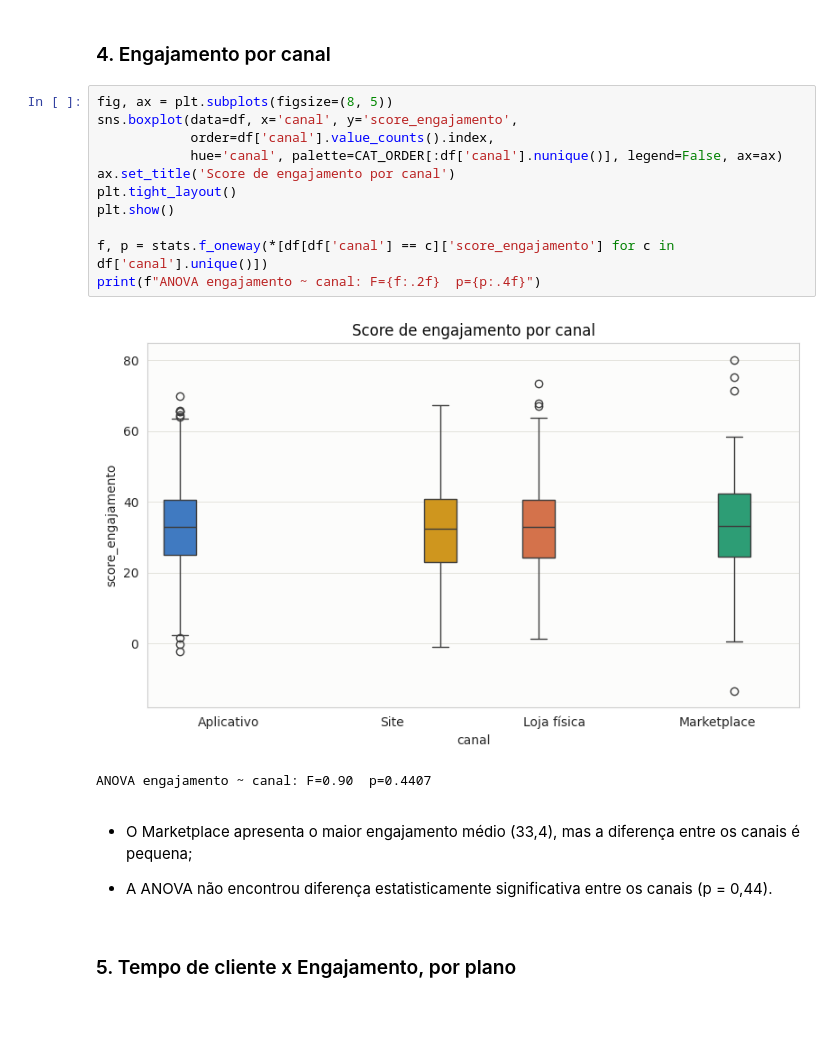
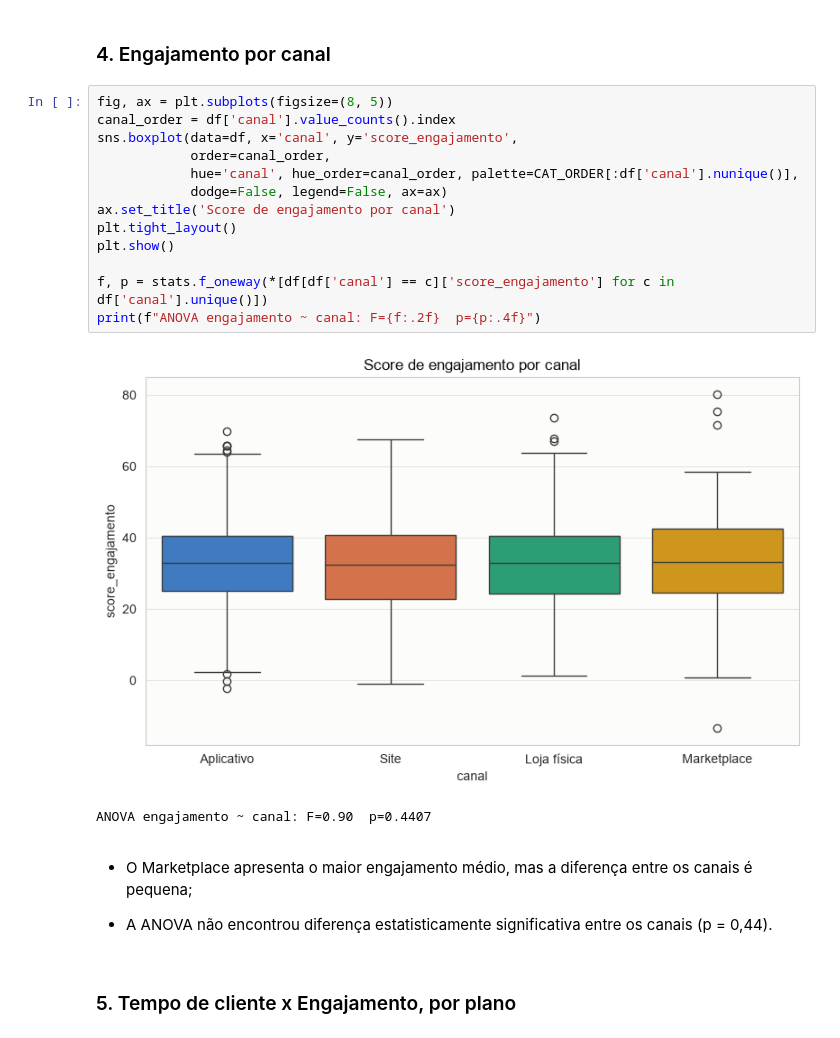
Before and after one commit to maricmello/squad-data-science, a Jupyter notebook: Case 1/EDA.ipynb, the cells around one changed output. Cells and saved outputs as stored; diff of their text form.

```diff
--- a/Case 1/EDA.ipynb
+++ b/Case 1/EDA.ipynb
@@ -687,20 +779,22 @@ freq x score_engajamento: r=0.738 (p=0.00e+00)
 ### 4. Engajamento por canal
 # %%
 fig, ax = plt.subplots(figsize=(8, 5))
+canal_order = df['canal'].value_counts().index
 sns.boxplot(data=df, x='canal', y='score_engajamento',
-            order=df['canal'].value_counts().index,
-            hue='canal', palette=CAT_ORDER[:df['canal'].nunique()], legend=False, ax=ax)
+            order=canal_order,
+            hue='canal', hue_order=canal_order, palette=CAT_ORDER[:df['canal'].nunique()],
+            dodge=False, legend=False, ax=ax)
 ax.set_title('Score de engajamento por canal')
 plt.tight_layout()
 plt.show()
 
 f, p = stats.f_oneway(*[df[df['canal'] == c]['score_engajamento'] for c in df['canal'].unique()])
 print(f"ANOVA engajamento ~ canal: F={f:.2f}  p={p:.4f}")
 # %% [output]
-[figure, old version]
+[figure, new version]
 ANOVA engajamento ~ canal: F=0.90  p=0.4407
 # %% [markdown]
-* O Marketplace apresenta o maior engajamento médio (33,4), mas a diferença entre os canais é pequena;
+* O Marketplace apresenta o maior engajamento médio, mas a diferença entre os canais é pequena;
 
 * A ANOVA não encontrou diferença estatisticamente significativa entre os canais (p = 0,44).
 # %% [markdown]
```
Also changed, not shown: parts of 27 cells of this notebook, 1 other file.
